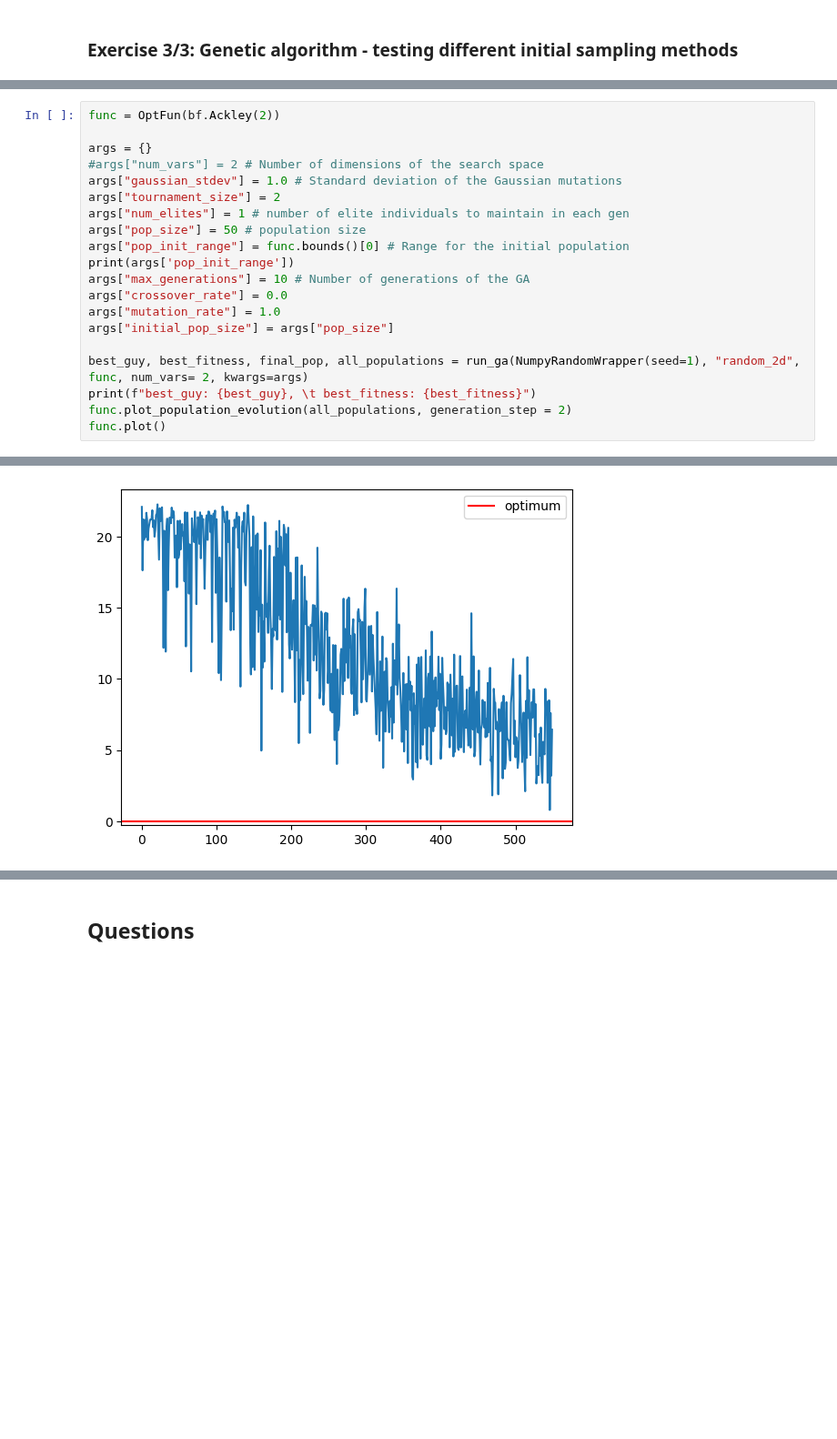
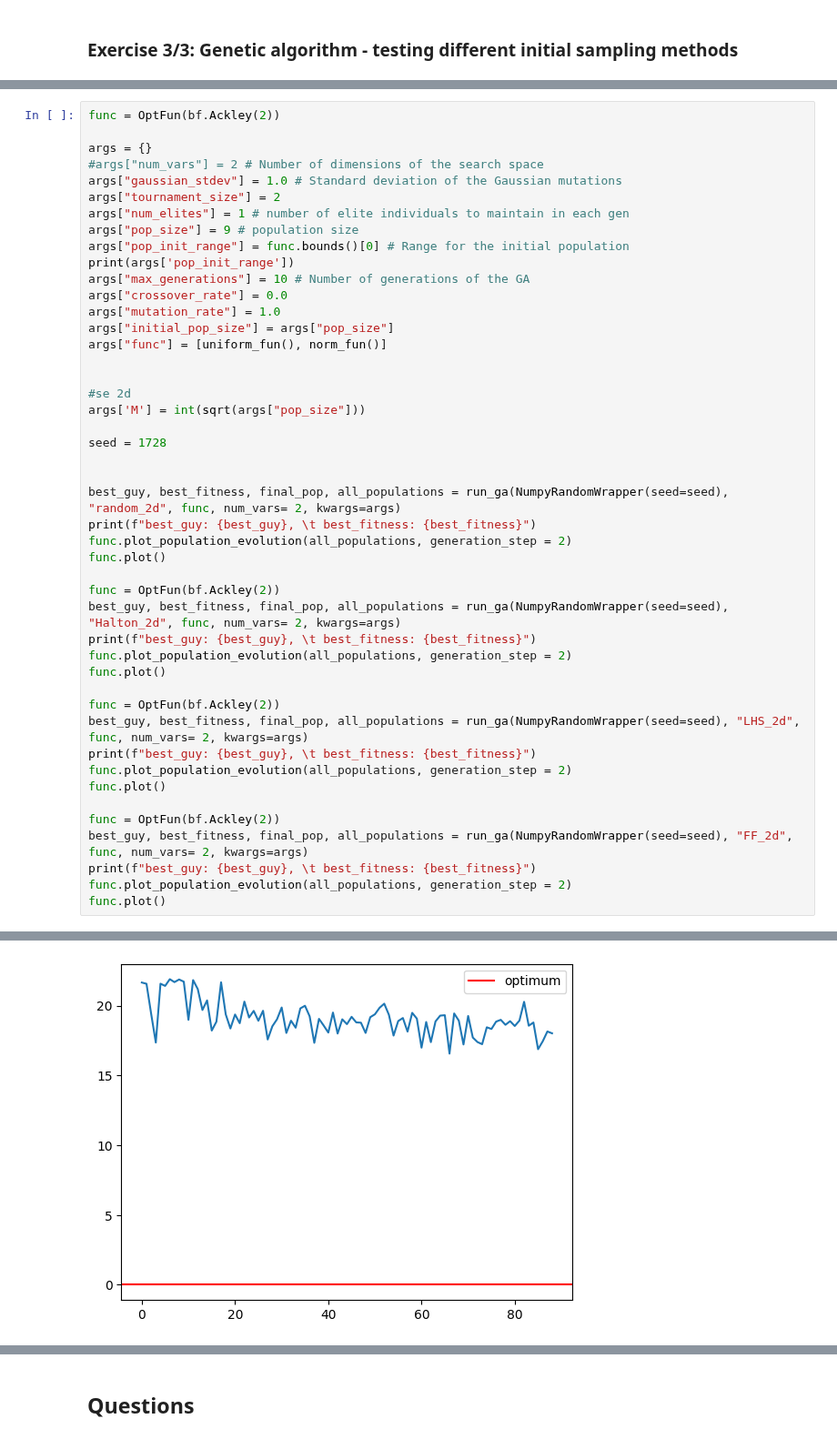
Before and after one commit to CarlottaGiacchetta/lab_optimizationTechniques, a Jupyter notebook: lab9/optimtech_lab9.ipynb, the cells around one changed output, grey strips where cells are left out. Shown at 91% size. Drawn from its saved outputs; the diff is of its cells as text; blank space fills up the shorter version.

```diff
--- a/lab9/optimtech_lab9.ipynb
+++ b/lab9/optimtech_lab9.ipynb
@@ -573,17 +688,43 @@ args = {}
 args["gaussian_stdev"] = 1.0 # Standard deviation of the Gaussian mutations
 args["tournament_size"] = 2
 args["num_elites"] = 1 # number of elite individuals to maintain in each gen
-args["pop_size"] = 50 # population size
+args["pop_size"] = 9 # population size
 args["pop_init_range"] = func.bounds()[0] # Range for the initial population
 print(args['pop_init_range'])
 args["max_generations"] = 10 # Number of generations of the GA
 args["crossover_rate"] = 0.0
 args["mutation_rate"] = 1.0
 args["initial_pop_size"] = args["pop_size"]
+args["func"] = [uniform_fun(), norm_fun()]
 
-best_guy, best_fitness, final_pop, all_populations = run_ga(NumpyRandomWrapper(seed=1), "random_2d", func, num_vars= 2, kwargs=args)
+
+#se 2d
+args['M'] = int(sqrt(args["pop_size"]))
+
+seed = 1728
+
+
+best_guy, best_fitness, final_pop, all_populations = run_ga(NumpyRandomWrapper(seed=seed), "random_2d", func, num_vars= 2, kwargs=args)
 print(f"best_guy: {best_guy}, \t best_fitness: {best_fitness}")
 func.plot_population_evolution(all_populations, generation_step = 2)
 func.plot()
+
+func = OptFun(bf.Ackley(2))
+best_guy, best_fitness, final_pop, all_populations = run_ga(NumpyRandomWrapper(seed=seed), "Halton_2d", func, num_vars= 2, kwargs=args)
+print(f"best_guy: {best_guy}, \t best_fitness: {best_fitness}")
+func.plot_population_evolution(all_populations, generation_step = 2)
+func.plot()
+
+func = OptFun(bf.Ackley(2))
+best_guy, best_fitness, final_pop, all_populations = run_ga(NumpyRandomWrapper(seed=seed), "LHS_2d", func, num_vars= 2, kwargs=args)
+print(f"best_guy: {best_guy}, \t best_fitness: {best_fitness}")
+func.plot_population_evolution(all_populations, generation_step = 2)
+func.plot()
+
+func = OptFun(bf.Ackley(2))
+best_guy, best_fitness, final_pop, all_populations = run_ga(NumpyRandomWrapper(seed=seed), "FF_2d", func, num_vars= 2, kwargs=args)
+print(f"best_guy: {best_guy}, \t best_fitness: {best_fitness}")
+func.plot_population_evolution(all_populations, generation_step = 2)
+func.plot()
 # %% [output]
 (-32.768, 32.768)
@@ -593 +734 @@ best_guy: [-0.13175231  0.01694685],     best_fitness: 0.7847418003345905
-[figure, old version]
+[figure, new version]
```
Also changed, not shown: parts of 16 cells of this notebook.
